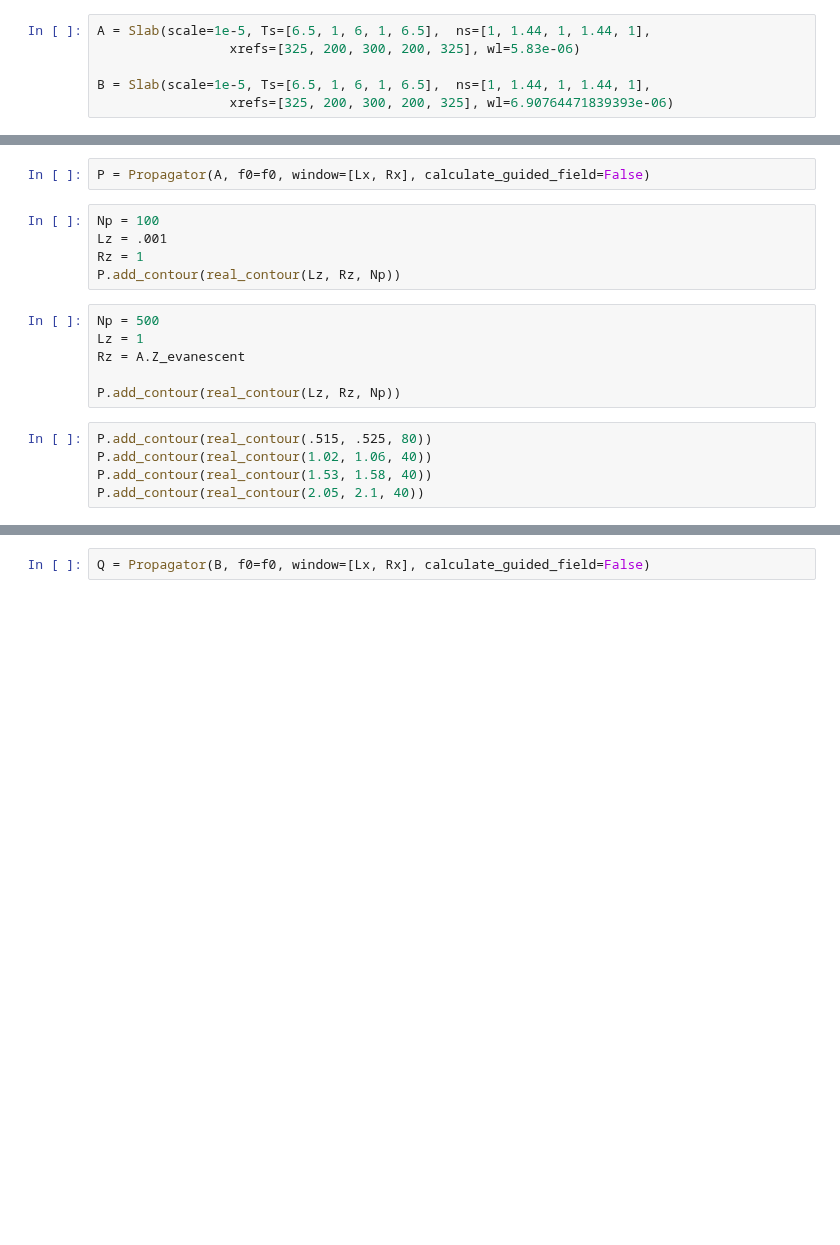
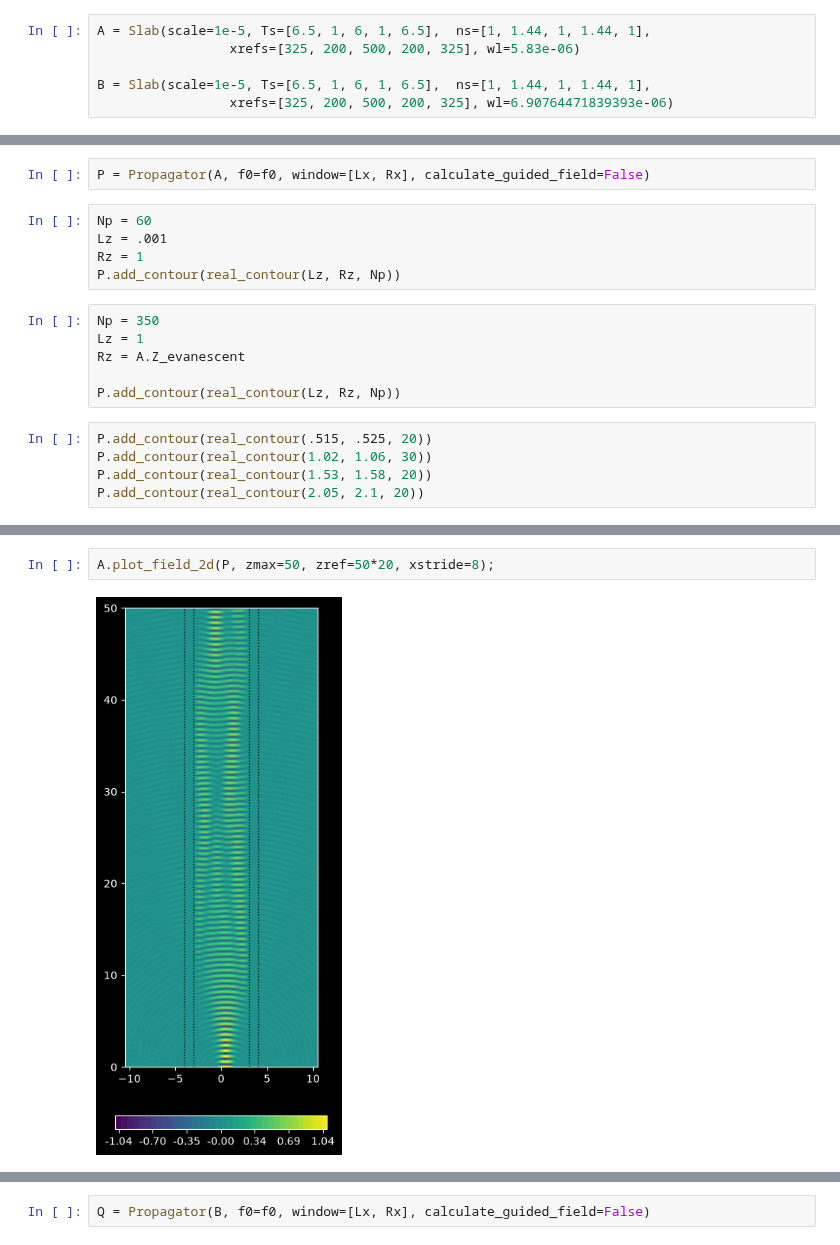
Before and after one commit to pumpkinpieter/pumpkinpieter.github.io, a Jupyter notebook: visualizations/hollow_core/generate_data.ipynb, the cells around one changed output, grey strips where cells are left out. Drawn from its saved outputs; the diff is of its cells as text; blank space fills up the shorter version.

```diff
--- a/visualizations/hollow_core/generate_data.ipynb
+++ b/visualizations/hollow_core/generate_data.ipynb
@@ -8,10 +8,10 @@ from slabguide import Slab, Propagator, real_contour, ThreeJSMeshSaver
 plt.style.use('dark_background')
 # %%
 A = Slab(scale=1e-5, Ts=[6.5, 1, 6, 1, 6.5],  ns=[1, 1.44, 1, 1.44, 1],
-                 xrefs=[325, 200, 300, 200, 325], wl=5.83e-06)
+                 xrefs=[325, 200, 500, 200, 325], wl=5.83e-06)
 
 B = Slab(scale=1e-5, Ts=[6.5, 1, 6, 1, 6.5],  ns=[1, 1.44, 1, 1.44, 1],
-                 xrefs=[325, 200, 300, 200, 325], wl=6.90764471839393e-06)
+                 xrefs=[325, 200, 500, 200, 325], wl=6.90764471839393e-06)
 # %%
 half_width = 1
 shift = .5
@@ -36,18 +36,18 @@ F0 = quadratic_piecewise2d
 # %%
 P = Propagator(A, f0=f0, window=[Lx, Rx], calculate_guided_field=False)
 # %%
-Np = 100
+Np = 60
 Lz = .001
 Rz = 1
 P.add_contour(real_contour(Lz, Rz, Np))
 # %%
-Np = 500
+Np = 350
 Lz = 1
 Rz = A.Z_evanescent
 
 P.add_contour(real_contour(Lz, Rz, Np))
 # %%
-P.add_contour(real_contour(.515, .525, 80))
-P.add_contour(real_contour(1.02, 1.06, 40))
-P.add_contour(real_contour(1.53, 1.58, 40))
-P.add_contour(real_contour(2.05, 2.1, 40))
+P.add_contour(real_contour(.515, .525, 20))
+P.add_contour(real_contour(1.02, 1.06, 30))
+P.add_contour(real_contour(1.53, 1.58, 20))
+P.add_contour(real_contour(2.05, 2.1, 20))
@@ -65,0 +70,4 @@ plt.show();
+# %%
+A.plot_field_2d(P, zmax=50, zref=50*20, xstride=8);
+# %% [output]
+[figure, added]
```
Also changed, not shown: parts of 17 cells of this notebook, 12 other files.
